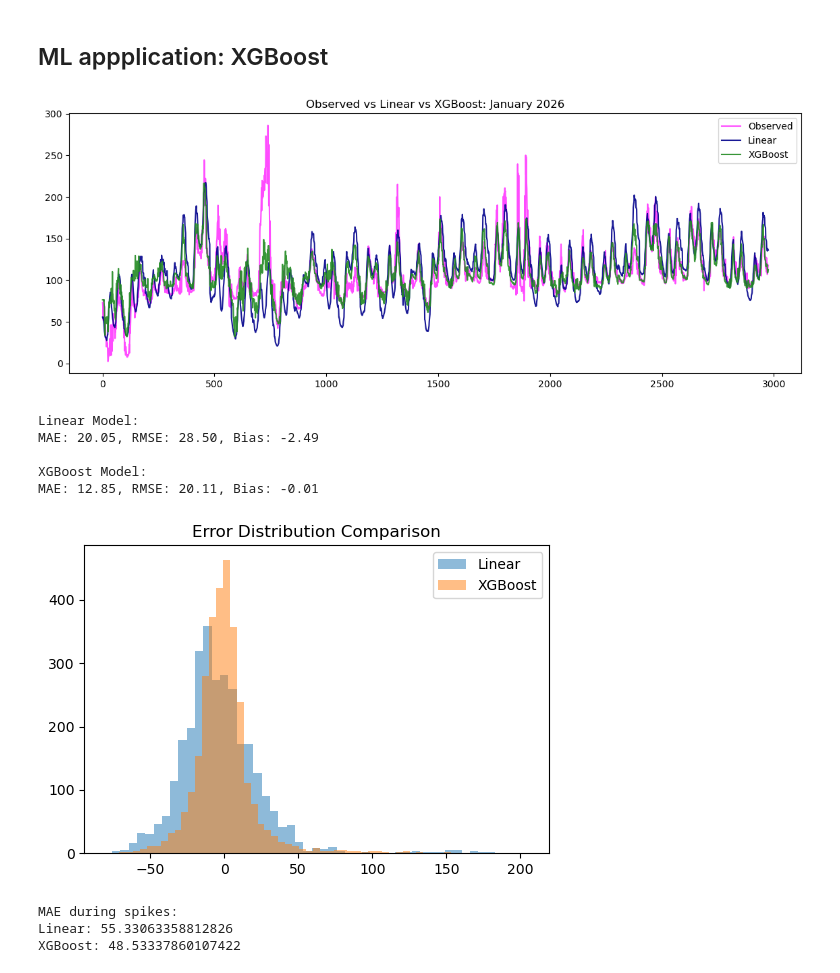
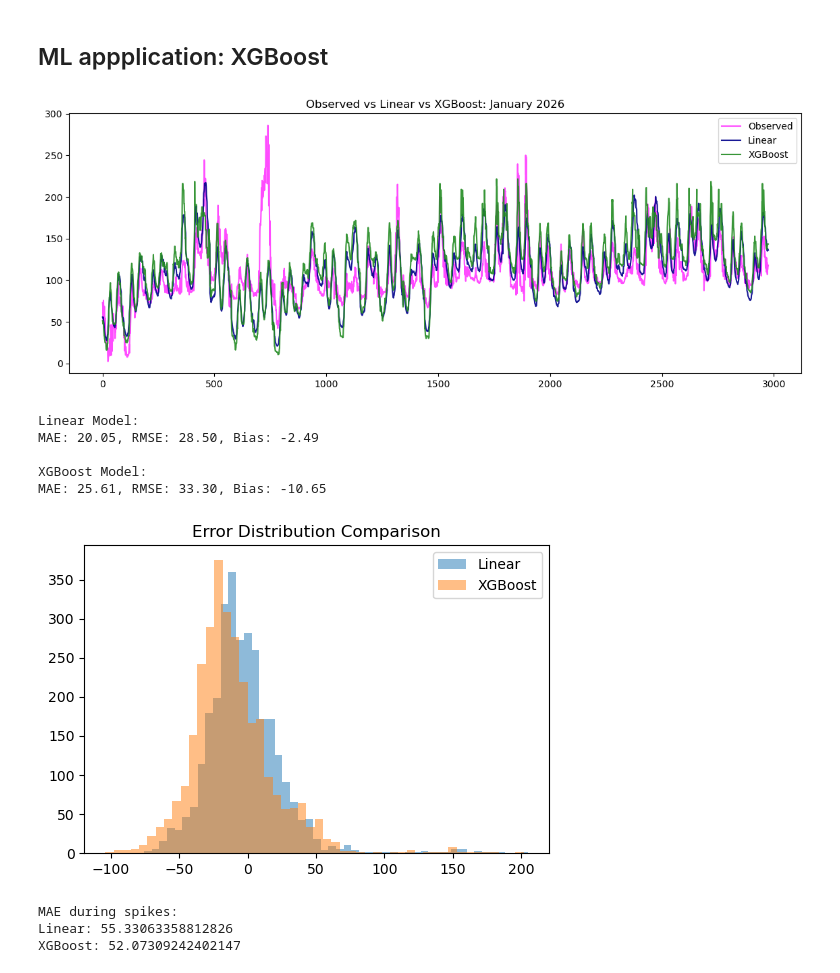
Before and after one commit to nickleu/EnergyMarket_NL, a Jupyter notebook: Notebooks/03_conditional_linear_models.ipynb, the cells around one changed output. Saved outputs shown, nothing was run; the diff lists cells and outputs as text; code cells hidden in the pictures.

```diff
--- a/Notebooks/03_conditional_linear_models.ipynb
+++ b/Notebooks/03_conditional_linear_models.ipynb
@@ -101,7 +101,8 @@ cols = [
     'Actual Total Load (MW)',
     'Actual offshore wind (MW)',
     'Actual onshore wind (MW)',
-    'Actual solar (MW)'
+    'Actual solar (MW)',
+    'Day-ahead Price (EUR/MWh)'
 ]
 
 df_market[cols] = df_market[cols].apply(
@@ -124,6 +125,11 @@ price_load_2026 = price_load_2026.rename(columns={
     "Price": "price"  # optional, for evaluation
 })
 
+#Naive benchmarks: same slot on D-1 (96 x 15 min) and D-7 (672 x 15 min), using 2025 history for early January
+price_history = pd.concat([price_load["price"], price_load_2026["price"]], ignore_index=True)
+price_load_2026["price_naive_d1"] = price_history.shift(96).iloc[len(price_load):].to_numpy()
+price_load_2026["price_naive_d7"] = price_history.shift(672).iloc[len(price_load):].to_numpy()
+
 def month_to_season(m):
     if m in [12, 1, 2]:
         return "winter"
@@ -142,10 +148,10 @@ pred_2026 = model.get_prediction(price_load_2026)
 pred_df_2026 = pred_2026.summary_frame(alpha=0.1)
 
 price_load_2026["price_hat"] = pred_df_2026["mean"]
-price_load_2026["price_lo"] = pred_df_2026["mean_ci_lower"]
-price_load_2026["price_hi"] = pred_df_2026["mean_ci_upper"]
+price_load_2026["price_lo"] = pred_df_2026["obs_ci_lower"]  # prediction interval (obs_ci), not CI of the mean
+price_load_2026["price_hi"] = pred_df_2026["obs_ci_upper"]
 
-price_load_jan2026 = price_load_2026[price_load_2026['month'] == 1]
+price_load_jan2026 = price_load_2026[price_load_2026['month'] == 1].copy()
 
 price_load_jan2026.loc[:, 'price'] = pd.to_numeric(price_load_jan2026['price'], errors='coerce')
 print(price_load_jan2026.head())
@@ -518,8 +528,10 @@ features = [
     "month"
 ]
 
-X = price_load_jan2026[features]
-y = price_load_jan2026["price"]
+# Train on 2025, test on January 2026 (same out-of-sample split as the linear model)
+X_train = price_load.assign(hour=price_load["Hour"], month=price_load["Month"])[features]
+y_train = price_load["price"]
+X_test = price_load_jan2026[features]
 
 # Train model (simple but strong baseline)
 xgb_model = xgb.XGBRegressor(
@@ -531,10 +543,10 @@ xgb_model = xgb.XGBRegressor(
     random_state=42
 )
 
-xgb_model.fit(X, y)
+xgb_model.fit(X_train, y_train)
 
 # Predict
-price_load_jan2026["price_hat_xgb"] = xgb_model.predict(X)
+price_load_jan2026["price_hat_xgb"] = xgb_model.predict(X_test)
 
 
 # Visualize:
@@ -584,36 +596,36 @@ price_load_jan2026["error_xgb"] = (
 )
 
 plt.figure(figsize=(6,4))
 plt.hist(price_load_jan2026["error_lin"], bins=50, alpha=0.5, label="Linear")
 plt.hist(price_load_jan2026["error_xgb"], bins=50, alpha=0.5, label="XGBoost")
 plt.legend()
 plt.title("Error Distribution Comparison")
 plt.show()
 
 spike_threshold = price_load_jan2026["price"].quantile(0.95)
 
 spikes = price_load_jan2026["price"] > spike_threshold
 
 print("MAE during spikes:")
 print("Linear:",
       mean_absolute_error(
           price_load_jan2026[spikes]["price"],
           price_load_jan2026[spikes]["price_hat"]
       ))
 
 print("XGBoost:",
       mean_absolute_error(
           price_load_jan2026[spikes]["price"],
           price_load_jan2026[spikes]["price_hat_xgb"]
       ))
 # %% [output]
-[figure, old version]
+[figure, new version]
 Linear Model:
 MAE: 20.05, RMSE: 28.50, Bias: -2.49
 
 XGBoost Model:
-MAE: 12.85, RMSE: 20.11, Bias: -0.01
+MAE: 25.61, RMSE: 33.30, Bias: -10.65
-[figure, old version]
+[figure, new version]
 MAE during spikes:
 Linear: 55.33063358812826
-XGBoost: 48.53337860107422
+XGBoost: 52.07309242402147
```
Also changed, not shown: parts of 7 cells of this notebook.
